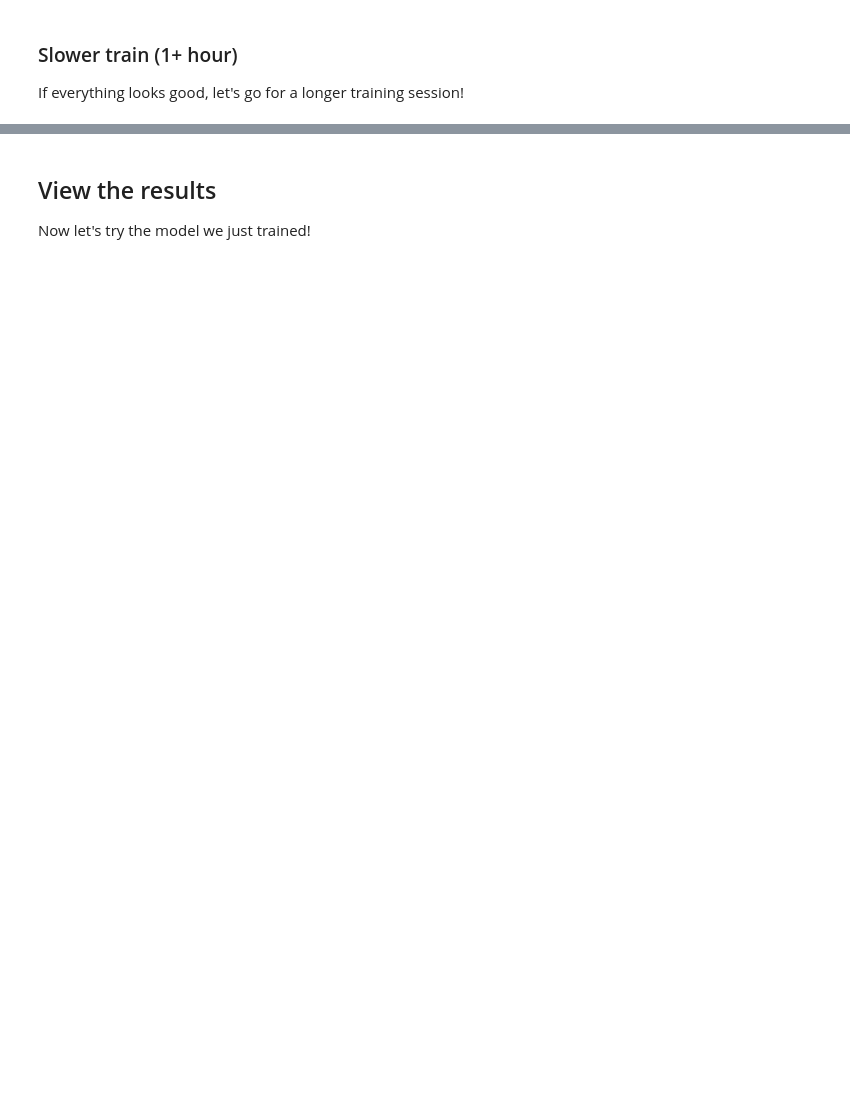
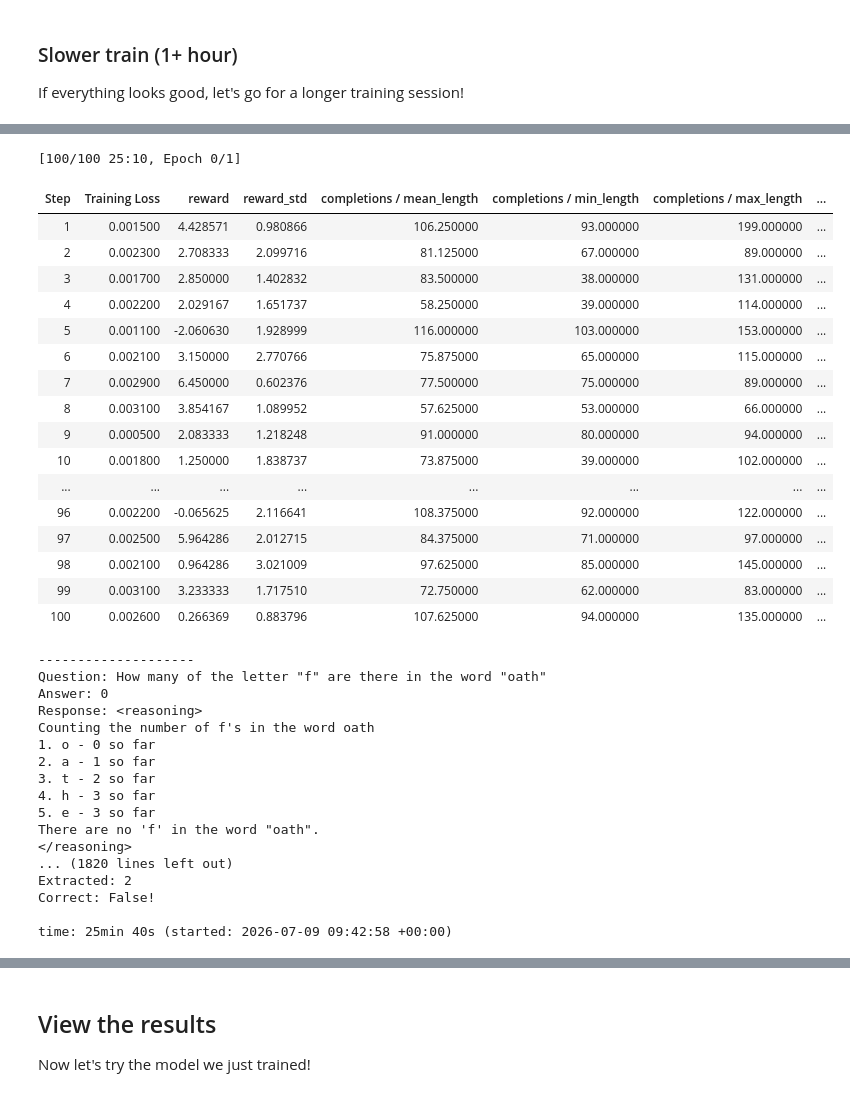
Before and after one commit to vssrcj/udacity-generative-ai, a Jupyter notebook: gen_ai_fundamentals_project_starter.ipynb, the cells around one changed output, grey strips where cells are left out. Cells and saved outputs as stored; diff of their text form; code cells hidden in the pictures; blank space fills up the shorter version.

```diff
--- a/gen_ai_fundamentals_project_starter.ipynb
+++ b/gen_ai_fundamentals_project_starter.ipynb
@@ -133,7 +92,6 @@ time: 14.3 s (started: 2026-07-09 06:32:37 +00:00)
 # Load the `Qwen 2.5 3B Instruct`, and set parameters for the project
 # The first time unsloth is imported, it will do its magic and patch the modules
 # it works with. This may 2-5 minutes.
-# TODO: Fill in the missing parts marked with **********
 
 import unsloth
 
@@ -157,7 +115,9 @@ model, tokenizer = FastLanguageModel.from_pretrained(
     model_name="Qwen/Qwen2.5-3B-Instruct",
     max_seq_length=max_seq_length,
     load_in_4bit=True,  # We'll use quantization!
-    fast_inference=True,  # This uses vllm for faster inference
+    # False: vLLM's Triton LoRA kernels crash on the T4 (triton 3.3.1 doesn't
+    # support compute capability 7.5). We generate with HuggingFace generate() instead.
+    fast_inference=False,
     max_lora_rank=lora_rank,
     gpu_memory_utilization=0.5,  # You can reduce this if you get an memory error
 )
@@ -165,7 +125,7 @@ model, tokenizer = FastLanguageModel.from_pretrained(
 model = FastLanguageModel.get_peft_model(
     model,
     r=lora_rank,
-    target_modules=[
+     target_modules=[
         # Read about choosing adapters for LoRA:
         # https://docs.unsloth.ai/get-started/fine-tuning-llms-guide/lora-hyperparameters-guide
         # Choose the target modules/adapters for your LoRA model
@@ -877,7 +906,6 @@ assert res[1] > res[0], "The better response should have a higher reward"
 ### Formatting reward functions
 # %%
 # Reward the model for providing the response in a specific format
-# TODO: Fill in the missing parts marked with **********
 
 
 def extract_xml_answer(text: str) -> str:
@@ -918,11 +946,19 @@ def format_reward_func(completions, **kwargs) -> list[float]:
         match = re.match(pattern, response, flags=re.MULTILINE | re.DOTALL)
 
         # If it matches, return 0.5, otherwise return 0.0
-        # if ... **********
+        # half the reward for the <reasoning>/<answer> structure...
+        if match:
+            reward += 0.5
         # Extract the answer from the response
-        # extracted_answer = **********
+        extracted_answer = extract_xml_answer(response)
         # If the answer is an integer, add 0.5 to the reward
-        # if ... **********
+        # ...and half for a bare integer in the answer slot (not "two" or a
+        # sentence). Splitting them means the model earns partial credit for
+        # learning the tags and the answer format as separate steps.
+        # isdigit() is False for "" (no answer tags) and for prose — and counts
+        # are never negative, so it's exactly the right integer test
+        if extracted_answer.isdigit():
+            reward += 0.5
 
         res.append(reward)
     return res
@@ -966,10 +1005,15 @@ Correct: {str(extracted_responses[0]) == str(counts[0])}!
     """)
 
     res = [
-        # Provide reward for exactly correct answer
-        # **********  # Complete the list comprehension
+        # str() both sides: r is extracted text, a is an int from the dataset —
+        # raw comparison would always be False. 2.0 makes the terminal reward
+        # the largest single component, so a completion can't out-score a
+        # correct answer by farming the shaping rewards; it also matches the
+        # example log table, where this function's mean converges to 2.0
+        2.0 if str(r) == str(a) else 0.0
         for r, a in zip(extracted_responses, counts)
     ]
+
     return res
 
 
@@ -1109,15 +1229,16 @@ If everything looks good, let's go for a longer training session!
 # Now let's train for real! Let's do a longer training that will take an hour or more
 # Note: If this run is successful, you can consider doing a longer train
 # to see what happens, but that's beyond the scope of this project.
-# TODO: Fill out the areas where you find **********
 
 # Full training
 training_args = GRPOConfig(
     **COMMON_GRPO_TRAINING_PARAMS,
-    # Configure the maximum number of steps to take about 30mins of time for
-    # a medium-sized experiment. (See how long the previous example took and
-    # scale up appropriately using your best guess.)
-    # max_steps=**********,  # ~60min
+    # Size this from the quick train: max_steps ≈ target_seconds / your
+    # measured seconds-per-step. E.g. ~45s/step -> ~80 steps/hour. The
+    # example run converged around step 400 (with vLLM); on the slower HF
+    # path, expect to run 100+ steps and see clear reward growth rather
+    # than full convergence within an hour.
+    max_steps=100,
 )
 trainer = GRPOTrainer(
     model=model,
@@ -1127,3 +1248,4 @@ trainer = GRPOTrainer(
     train_dataset=ds,
 )
 trainer_res = trainer.train()
+# %% [output]
@@ -1130,3 +1275,38 @@ trainer_res = trainer.train()
+[100/100 25:10, Epoch 0/1]
+| Step | Training Loss | reward | reward_std | completions / mean_length | completions / min_length | completions / max_length | ... |
+| 1 | 0.001500 | 4.428571 | 0.980866 | 106.250000 | 93.000000 | 199.000000 | ... |
+| 2 | 0.002300 | 2.708333 | 2.099716 | 81.125000 | 67.000000 | 89.000000 | ... |
+| 3 | 0.001700 | 2.850000 | 1.402832 | 83.500000 | 38.000000 | 131.000000 | ... |
+| 4 | 0.002200 | 2.029167 | 1.651737 | 58.250000 | 39.000000 | 114.000000 | ... |
+| 5 | 0.001100 | -2.060630 | 1.928999 | 116.000000 | 103.000000 | 153.000000 | ... |
+| 6 | 0.002100 | 3.150000 | 2.770766 | 75.875000 | 65.000000 | 115.000000 | ... |
+| 7 | 0.002900 | 6.450000 | 0.602376 | 77.500000 | 75.000000 | 89.000000 | ... |
+| 8 | 0.003100 | 3.854167 | 1.089952 | 57.625000 | 53.000000 | 66.000000 | ... |
+| 9 | 0.000500 | 2.083333 | 1.218248 | 91.000000 | 80.000000 | 94.000000 | ... |
+| 10 | 0.001800 | 1.250000 | 1.838737 | 73.875000 | 39.000000 | 102.000000 | ... |
+| ... | ... | ... | ... | ... | ... | ... | ... |
+| 96 | 0.002200 | -0.065625 | 2.116641 | 108.375000 | 92.000000 | 122.000000 | ... |
+| 97 | 0.002500 | 5.964286 | 2.012715 | 84.375000 | 71.000000 | 97.000000 | ... |
+| 98 | 0.002100 | 0.964286 | 3.021009 | 97.625000 | 85.000000 | 145.000000 | ... |
+| 99 | 0.003100 | 3.233333 | 1.717510 | 72.750000 | 62.000000 | 83.000000 | ... |
+| 100 | 0.002600 | 0.266369 | 0.883796 | 107.625000 | 94.000000 | 135.000000 | ... |
+--------------------
+Question: How many of the letter "f" are there in the word "oath"
+Answer: 0
+Response: <reasoning>
+Counting the number of f's in the word oath
+1. o - 0 so far
+2. a - 1 so far
+3. t - 2 so far
+4. h - 3 so far
+5. e - 3 so far
+There are no 'f' in the word "oath".
+</reasoning>
+... (1820 lines left out)
+Extracted: 2
+Correct: False!
+
+time: 25min 40s (started: 2026-07-09 09:42:58 +00:00)
 # %%
 # Show the total (sum) of the rewards as well as the correct_answer_reward_func (means with in the batch)
 # Do you see the rewards increasing? Does the model get the correct answer
```
Also changed, not shown: parts of 29 cells of this notebook.
